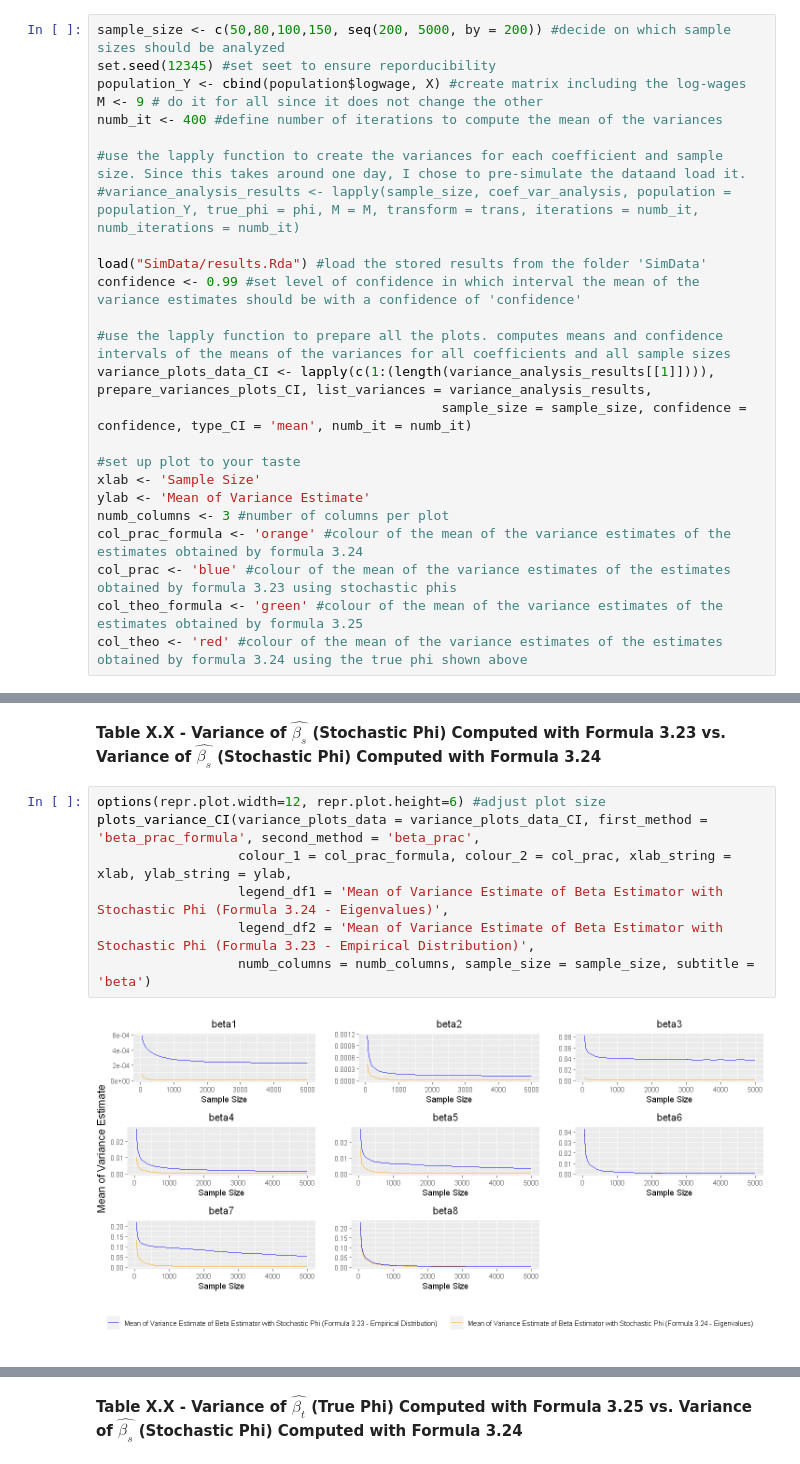
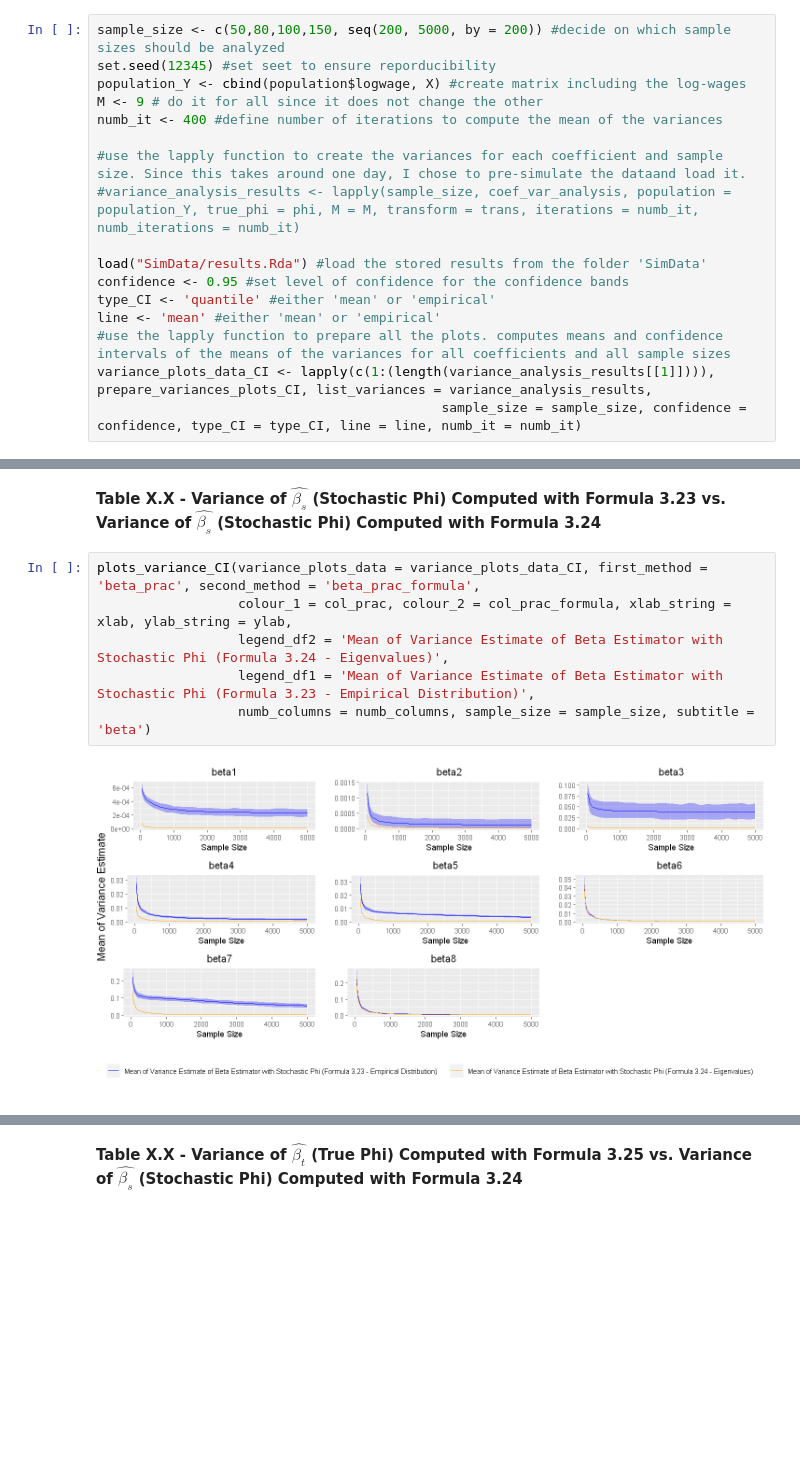
Before and after one commit to manuhuth/PCR-Parameter-Variance-Analysis, a Jupyter notebook: Notebooks/6Simulation.ipynb, the cells around one changed output, grey strips where cells are left out. Drawn from its saved outputs; the diff is of its cells as text; blank space fills up the shorter version.

```diff
--- a/Notebooks/6Simulation.ipynb
+++ b/Notebooks/6Simulation.ipynb
@@ -159,17 +148,9 @@ numb_it <- 400 #define number of iterations to compute the mean of the variances
 #variance_analysis_results <- lapply(sample_size, coef_var_analysis, population = population_Y, true_phi = phi, M = M, transform = trans, iterations = numb_it, numb_iterations = numb_it)
 
 load("SimData/results.Rda") #load the stored results from the folder 'SimData'
-confidence <- 0.99 #set level of confidence in which interval the mean of the variance estimates should be with a confidence of 'confidence'
-
+confidence <- 0.95 #set level of confidence for the confidence bands
+type_CI <- 'quantile' #either 'mean' or 'empirical'
+line <- 'mean' #either 'mean' or 'empirical'
 #use the lapply function to prepare all the plots. computes means and confidence intervals of the means of the variances for all coefficients and all sample sizes
 variance_plots_data_CI <- lapply(c(1:(length(variance_analysis_results[[1]]))), prepare_variances_plots_CI, list_variances = variance_analysis_results,
-                                            sample_size = sample_size, confidence = confidence, type_CI = 'mean', numb_it = numb_it)
-
-#set up plot to your taste
-xlab <- 'Sample Size'
-ylab <- 'Mean of Variance Estimate'
-numb_columns <- 3 #number of columns per plot
-col_prac_formula <- 'orange' #colour of the mean of the variance estimates of the estimates obtained by formula 3.24
-col_prac <- 'blue' #colour of the mean of the variance estimates of the estimates obtained by formula 3.23 using stochastic phis
-col_theo_formula <- 'green' #colour of the mean of the variance estimates of the estimates obtained by formula 3.25
-col_theo <- 'red' #colour of the mean of the variance estimates of the estimates obtained by formula 3.24 using the true phi shown above
+                                            sample_size = sample_size, confidence = confidence, type_CI = type_CI, line = line, numb_it = numb_it)
@@ -176,11 +189,10 @@ col_theo <- 'red' #colour of the mean of the variance estimates of the estimates
 # %% [markdown]
 **Table X.X - Variance of $\hat{\beta_s}$ (Stochastic Phi) Computed with Formula 3.23 vs. Variance of $\hat{\beta_s}$ (Stochastic Phi) Computed with Formula 3.24**
 # %%
-options(repr.plot.width=12, repr.plot.height=6) #adjust plot size
-plots_variance_CI(variance_plots_data = variance_plots_data_CI, first_method = 'beta_prac_formula', second_method = 'beta_prac',
-                  colour_1 = col_prac_formula, colour_2 = col_prac, xlab_string = xlab, ylab_string = ylab,
-                  legend_df1 = 'Mean of Variance Estimate of Beta Estimator with Stochastic Phi (Formula 3.24 - Eigenvalues)',
-                  legend_df2 = 'Mean of Variance Estimate of Beta Estimator with Stochastic Phi (Formula 3.23 - Empirical Distribution)',
+plots_variance_CI(variance_plots_data = variance_plots_data_CI, first_method = 'beta_prac', second_method = 'beta_prac_formula',
+                  colour_1 = col_prac, colour_2 = col_prac_formula, xlab_string = xlab, ylab_string = ylab,
+                  legend_df2 = 'Mean of Variance Estimate of Beta Estimator with Stochastic Phi (Formula 3.24 - Eigenvalues)',
+                  legend_df1 = 'Mean of Variance Estimate of Beta Estimator with Stochastic Phi (Formula 3.23 - Empirical Distribution)',
                   numb_columns = numb_columns, sample_size = sample_size, subtitle = 'beta')
 # %% [output]
-[figure, old version]
+[figure, new version]
```
Also changed, not shown: parts of 29 cells of this notebook, 1 other file.
